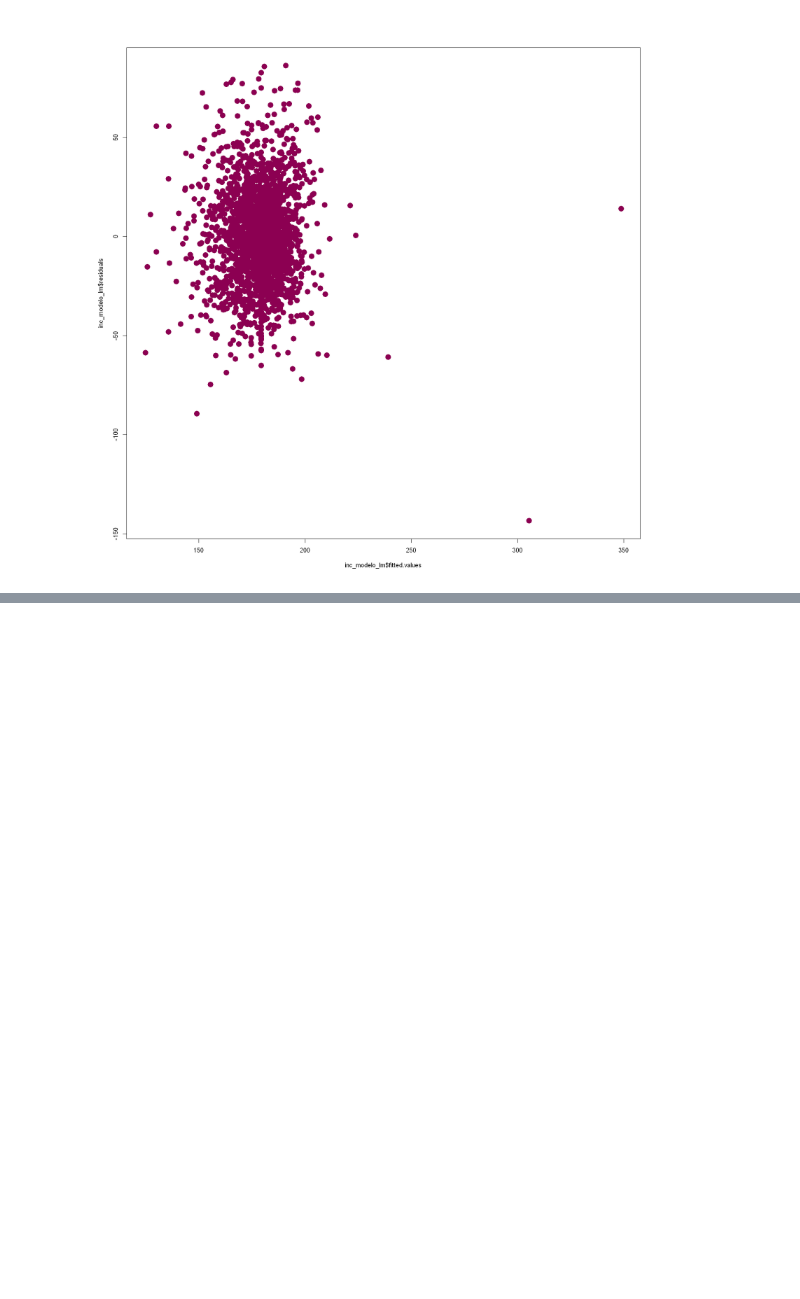
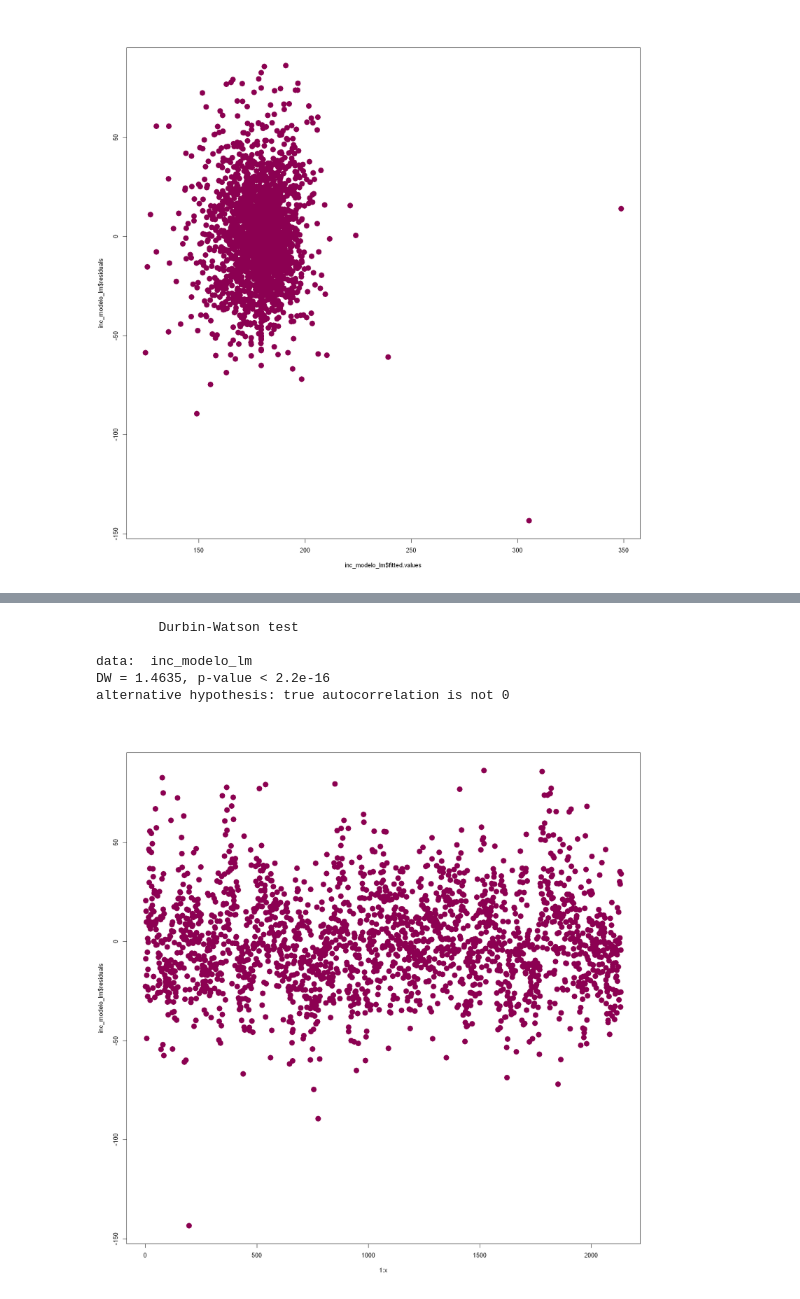
Before and after one commit to Didac-piferrer/MUDS, a Jupyter notebook: Estadistica/E4/MD004DidacPiferrerIglesiasAC04.ipynb, the cells around one changed output, grey strips where cells are left out. Saved outputs shown, nothing was run; the diff lists cells and outputs as text; code cells hidden in the pictures; blank space fills up the shorter version.

```diff
--- a/Estadistica/E4/MD004DidacPiferrerIglesiasAC04.ipynb
+++ b/Estadistica/E4/MD004DidacPiferrerIglesiasAC04.ipynb
@@ -594,0 +627,17 @@ BP = 9.1835, df = 1, p-value = 0.002442
+# %%
+x <- length(inc_modelo_lm$residuals)
+# %%
+# Visualization
+
+
+plot(1:x,inc_modelo_lm$residuals, pch =19,col ="#8c0052", cex=2)
+
+# Statistical Test
+dwtest(inc_modelo_lm,  alternative = c("two.sided"))
+# %% [output]
+        Durbin-Watson test
+
+data:  inc_modelo_lm
+DW = 1.4635, p-value < 2.2e-16
+alternative hypothesis: true autocorrelation is not 0
+[figure, added]
```
Also changed, not shown: parts of 24 cells of this notebook.
